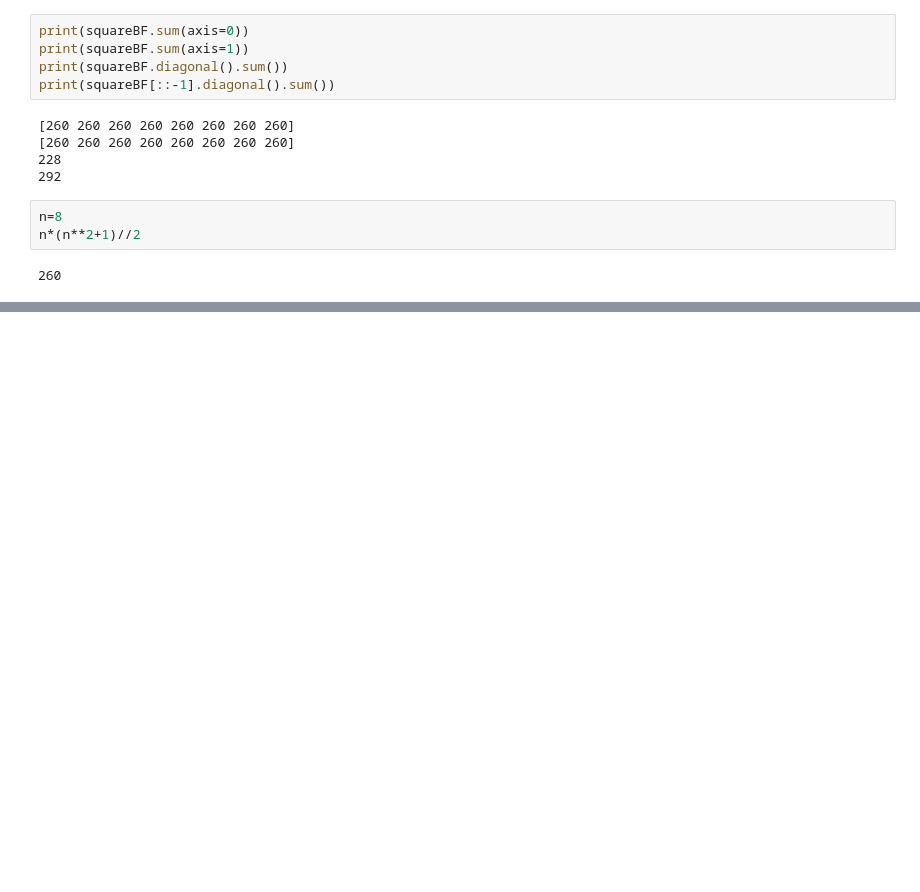
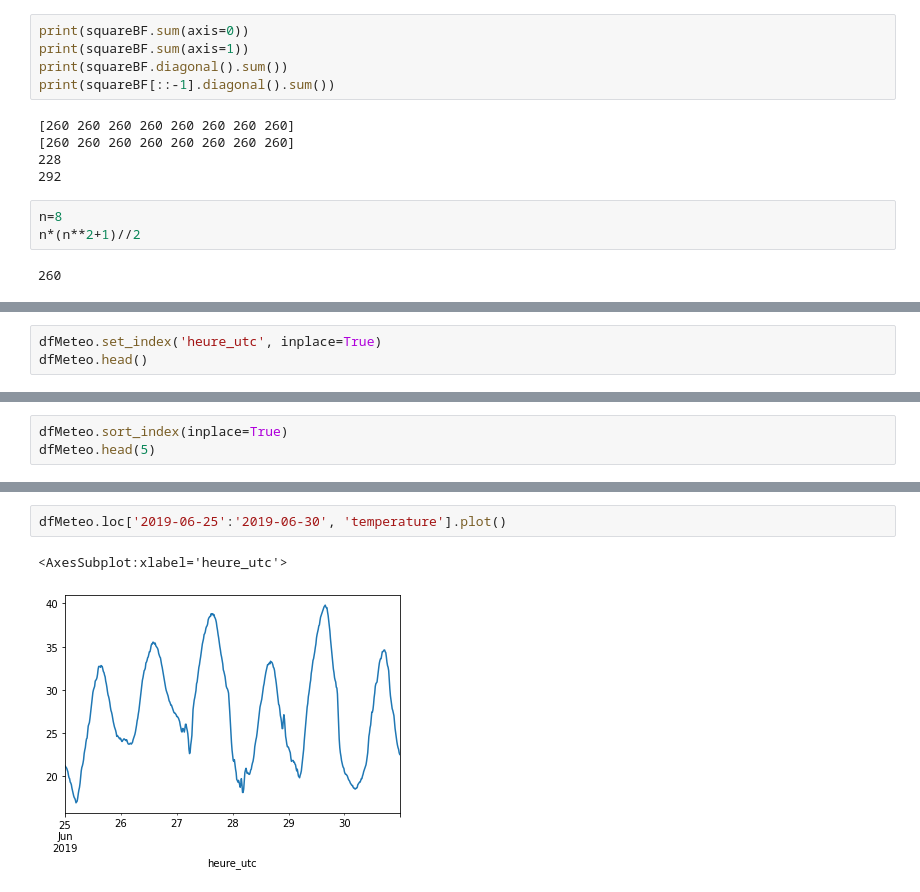
Before and after one commit to matthcol/python202211perf, a Jupyter notebook: datascience.ipynb, the cells around one changed output, grey strips where cells are left out. Saved outputs shown, nothing was run; the diff lists cells and outputs as text; blank space fills up the shorter version.

```diff
--- a/datascience.ipynb
+++ b/datascience.ipynb
@@ -358,0 +573,3 @@ n*(n**2+1)//2
+# %%
+dfMeteo.set_index('heure_utc', inplace=True)
+dfMeteo.head()
@@ -358,0 +584,3 @@ n*(n**2+1)//2
+# %%
+dfMeteo.sort_index(inplace=True)
+dfMeteo.head(5)
@@ -358,0 +612,5 @@ n*(n**2+1)//2
+# %%
+dfMeteo.loc['2019-06-25':'2019-06-30', 'temperature'].plot()
+# %% [output]
+<AxesSubplot:xlabel='heure_utc'>
+[figure, added]
```
Also changed, not shown: parts of 62 cells of this notebook.
